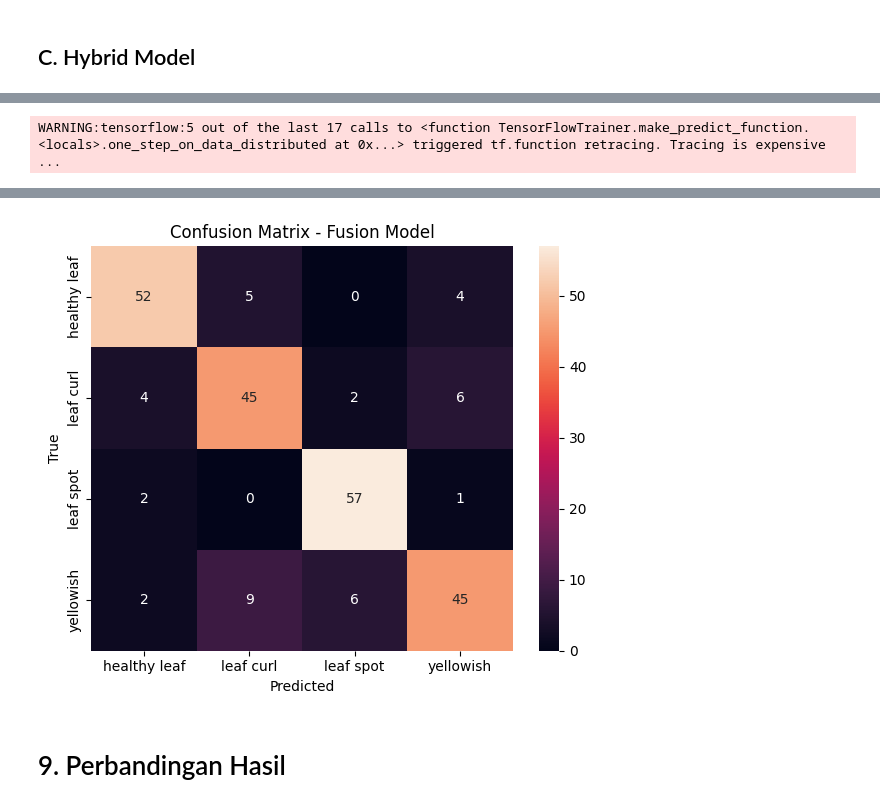
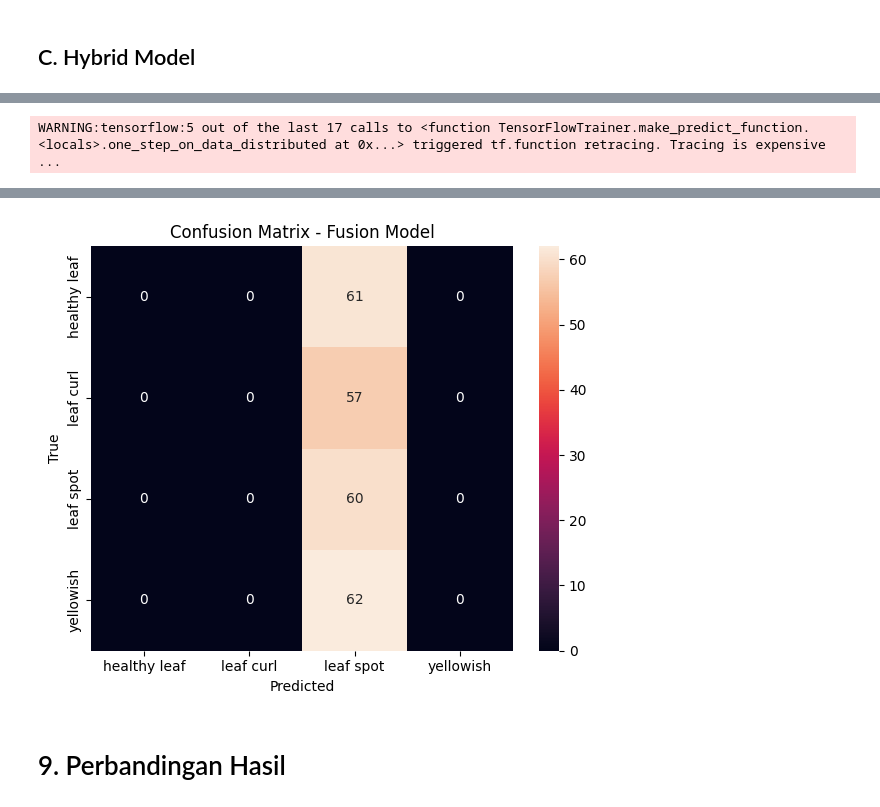
Before and after one commit to rifqiadrianto007/Hybrid_Model_MobileNetV2_EfficientNetB0, a Jupyter notebook: model.ipynb, the cells around one changed output, grey strips where cells are left out. Saved outputs shown, nothing was run; the diff lists cells and outputs as text; code cells hidden in the pictures.

```diff
--- a/model.ipynb
+++ b/model.ipynb
@@ -229,7 +316,7 @@ def build_efficientnet():
 ## C. Hybrid (Feature Fusion)
 # %%
 def build_fusion():
-    input_layer = tf.keras.Input(shape=(224, 224, 3))
+    input_layer = tf.keras.Input(shape = (224, 224, 3))
 
     # Dataset sudah [0,1], ubah dulu ke [0,255] agar preprocessing backbone sesuai
     mob_in = layers.Lambda(
@@ -237,11 +324,12 @@ def build_fusion():
     )(input_layer)
     eff_in = layers.Lambda(lambda t: t * 255.0)(input_layer)
 
-    base1 = MobileNetV2(weights=None, include_top=False, input_tensor=mob_in)
-    base2 = EfficientNetB0(weights=None, include_top=False, input_tensor=eff_in)
+    # weights=None untuk kedua backbone - tidak menggunakan pretrained ImageNet
+    base1 = MobileNetV2(weights = None, include_top = False, input_tensor = mob_in)
+    base2 = EfficientNetB0(weights = None, include_top = False, input_tensor = eff_in)
 
-    base1.trainable = False
-    base2.trainable = False
+    base1.trainable = True
+    base2.trainable = True
 
     x1 = layers.GlobalAveragePooling2D()(base1.output)
     x1 = layers.BatchNormalization()(x1)
@@ -251,13 +339,13 @@ def build_fusion():
 
     fusion = layers.concatenate([x1, x2])
 
-    x = layers.Dense(256, activation='relu')(fusion)
+    x = layers.Dense(256, activation = 'relu')(fusion)
     x = layers.BatchNormalization()(x)
     x = layers.Dropout(0.5)(x)
 
-    output = layers.Dense(4, activation='softmax')(x)
+    output = layers.Dense(4, activation = 'softmax', dtype = 'float32')(x)
 
-    model = models.Model(inputs=input_layer, outputs=output)
+    model = models.Model(inputs = input_layer, outputs = output)
     return model, base1, base2
 # %% [markdown]
 # 7. Training Function (2 Tahap)
@@ -401,54 +545,7 @@ WARNING:absl:You are saving your model as an HDF5 file via `model.save()` or `ke
 ## C. Hybrid Model
 # %%
 model_f, base1, base2 = build_fusion()
-
-# Tahap 1
-model_f.compile(
-    optimizer=tf.keras.optimizers.Adam(INITIAL_LR),
-    loss='categorical_crossentropy',
-    metrics=['accuracy']
- )
-hybrid_stage1_start = time.perf_counter()
-history_f_stage1 = model_f.fit(
-    train_data,
-    validation_data=val_data,
-    epochs=EPOCHS,
-    callbacks=callbacks
- )
-hybrid_stage1_time = time.perf_counter() - hybrid_stage1_start
-
-# Fine-tuning dua backbone
-for layer in base1.layers[-30:]:
-    if not isinstance(layer, tf.keras.layers.BatchNormalization):
-        layer.trainable = True
-for layer in base2.layers[-30:]:
-    if not isinstance(layer, tf.keras.layers.BatchNormalization):
-        layer.trainable = True
-
-model_f.compile(
-    optimizer=tf.keras.optimizers.Adam(FINE_TUNE_LR),
-    loss='categorical_crossentropy',
-    metrics=['accuracy']
- )
-hybrid_stage2_start = time.perf_counter()
-history_f_stage2 = model_f.fit(
-    train_data,
-    validation_data=val_data,
-    epochs=FINE_TUNE_EPOCHS,
-    callbacks=callbacks
- )
-hybrid_stage2_time = time.perf_counter() - hybrid_stage2_start
-
-history_f = {
-    "stage1": history_f_stage1.history,
-    "stage2": history_f_stage2.history,
-}
-timing_f = {
-    "stage1_sec": hybrid_stage1_time,
-    "stage2_sec": hybrid_stage2_time,
-    "total_sec": hybrid_stage1_time + hybrid_stage2_time,
-}
-
+model_f, history_f, timing_f = train_model(model_f, None)
 eval_f = evaluate_model(model_f, "Fusion Model", return_details=True)
 acc_f = eval_f["accuracy"]
 # %% [output]
@@ -484,4 +581,4 @@ weighted avg       0.83      0.83      0.83       240
-[figure, old version]
+[figure, new version]
 # %% [markdown]
 # 9. Perbandingan Hasil
 # %%
```
Also changed, not shown: parts of 17 cells of this notebook, 2 other files.
